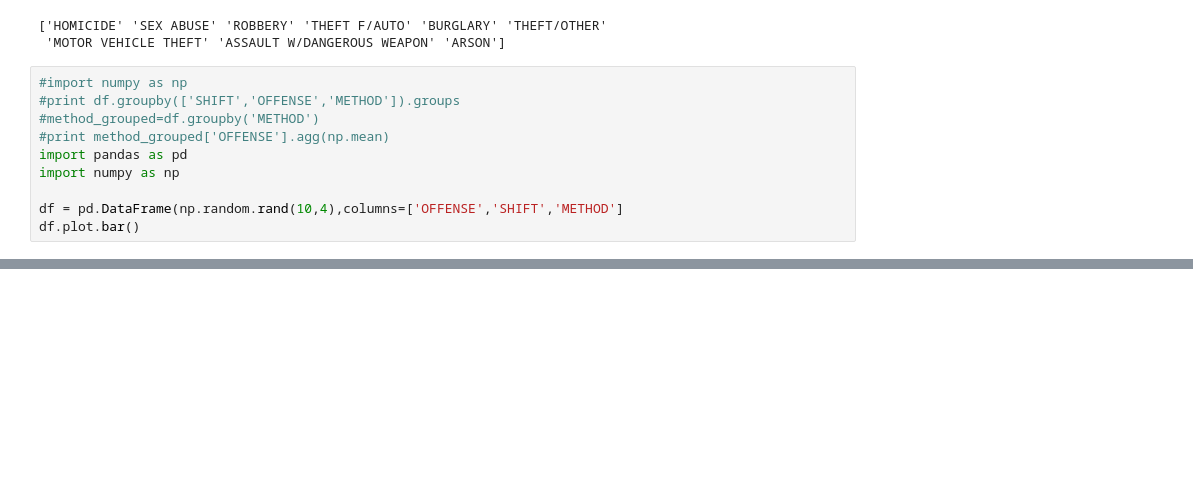
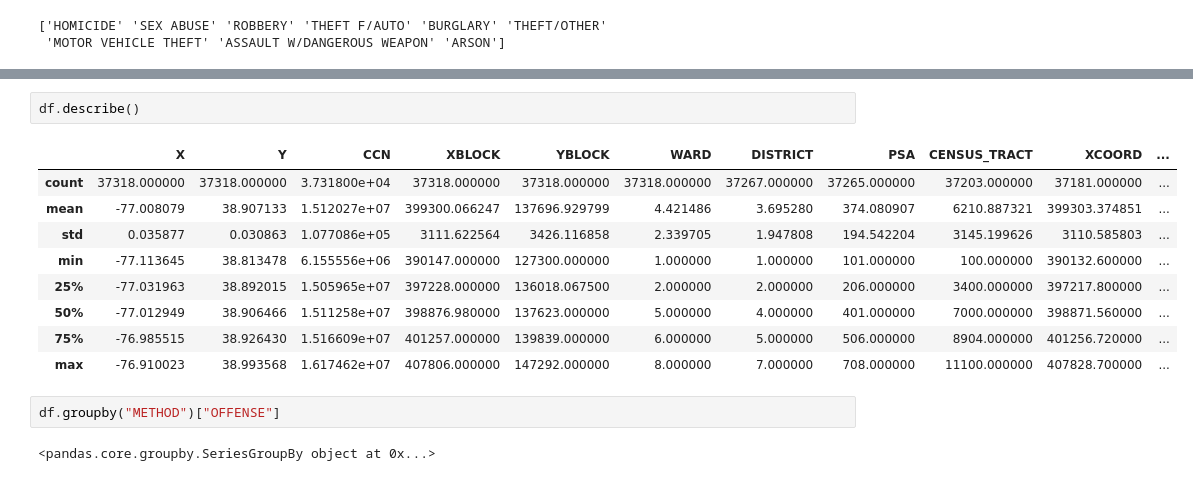
Before and after one commit to shusrushabezugam/big-data-python-class, a Jupyter notebook: SHUSRUSHA_BEZUGAM_Homework3-pandas-numpy.ipynb, the cells around one changed output, grey strips where cells are left out. Saved outputs shown, nothing was run; the diff lists cells and outputs as text; blank space fills up the shorter version.

```diff
--- a/SHUSRUSHA_BEZUGAM_Homework3-pandas-numpy.ipynb
+++ b/SHUSRUSHA_BEZUGAM_Homework3-pandas-numpy.ipynb
@@ -171,13 +169,3 @@ print o_unique
 # %% [output]
 ['HOMICIDE' 'SEX ABUSE' 'ROBBERY' 'THEFT F/AUTO' 'BURGLARY' 'THEFT/OTHER'
  'MOTOR VEHICLE THEFT' 'ASSAULT W/DANGEROUS WEAPON' 'ARSON']
-# %%
-#import numpy as np
-#print df.groupby(['SHIFT','OFFENSE','METHOD']).groups
-#method_grouped=df.groupby('METHOD')
-#print method_grouped['OFFENSE'].agg(np.mean)
-import pandas as pd
-import numpy as np
-
-df = pd.DataFrame(np.random.rand(10,4),columns=['OFFENSE','SHIFT','METHOD']
-df.plot.bar()
@@ -185,0 +172,16 @@ SyntaxError: invalid syntax (<ipython-input-144-35b2be05808d>, line 9)
+# %%
+df.describe()
+# %% [output]
+|  | X | Y | CCN | XBLOCK | YBLOCK | WARD | DISTRICT | PSA | CENSUS_TRACT | XCOORD | ... |
+| count | 37318.000000 | 37318.000000 | 3.731800e+04 | 37318.000000 | 37318.000000 | 37318.000000 | 37267.000000 | 37265.000000 | 37203.000000 | 37181.000000 | ... |
+| mean | -77.008079 | 38.907133 | 1.512027e+07 | 399300.066247 | 137696.929799 | 4.421486 | 3.695280 | 374.080907 | 6210.887321 | 399303.374851 | ... |
+| std | 0.035877 | 0.030863 | 1.077086e+05 | 3111.622564 | 3426.116858 | 2.339705 | 1.947808 | 194.542204 | 3145.199626 | 3110.585803 | ... |
+| min | -77.113645 | 38.813478 | 6.155556e+06 | 390147.000000 | 127300.000000 | 1.000000 | 1.000000 | 101.000000 | 100.000000 | 390132.600000 | ... |
+| 25% | -77.031963 | 38.892015 | 1.505965e+07 | 397228.000000 | 136018.067500 | 2.000000 | 2.000000 | 206.000000 | 3400.000000 | 397217.800000 | ... |
+| 50% | -77.012949 | 38.906466 | 1.511258e+07 | 398876.980000 | 137623.000000 | 5.000000 | 4.000000 | 401.000000 | 7000.000000 | 398871.560000 | ... |
+| 75% | -76.985515 | 38.926430 | 1.516609e+07 | 401257.000000 | 139839.000000 | 6.000000 | 5.000000 | 506.000000 | 8904.000000 | 401256.720000 | ... |
+| max | -76.910023 | 38.993568 | 1.617462e+07 | 407806.000000 | 147292.000000 | 8.000000 | 7.000000 | 708.000000 | 11100.000000 | 407828.700000 | ... |
+# %%
+df.groupby("METHOD")["OFFENSE"]
+# %% [output]
+<pandas.core.groupby.SeriesGroupBy object at 0x...>
```
Also changed, not shown: parts of 10 cells of this notebook.
